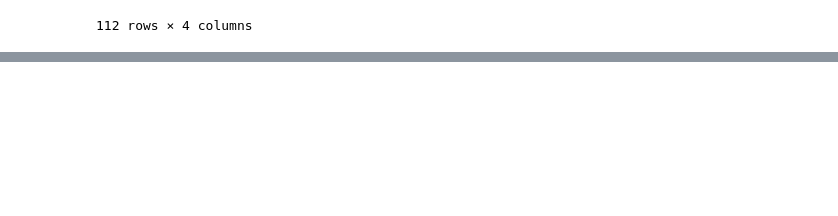
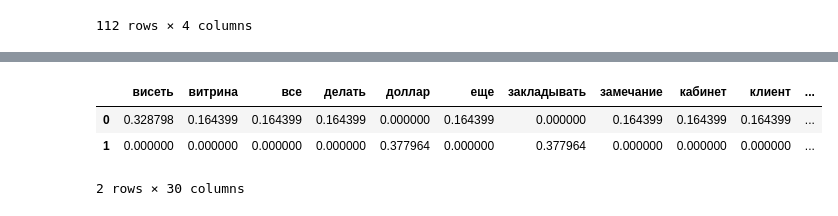
Before and after one commit to VityaVitalich/fb, a Jupyter notebook: NLP_fb.ipynb, the cells around one changed output, grey strips where cells are left out. Drawn from its saved outputs; the diff is of its cells as text; code cells hidden in the pictures; blank space fills up the shorter version.

Commit message:
class w tfidf

```diff
--- a/NLP_fb.ipynb
+++ b/NLP_fb.ipynb
@@ -347,0 +478,8 @@ df
+# %%
+det = TreebankWordDetokenizer()
+a = [det.detokenize(df['post'][1]), det.detokenize(df['post'][2])]
+# %%
+vectorizer = TfidfVectorizer()
+X = vectorizer.fit_transform(a)
+# %%
+tt = pd.DataFrame(X.toarray(), columns=vectorizer.get_feature_names())
@@ -347,0 +501,7 @@ df
+# %%
+tt
+# %% [output]
+|  | висеть | витрина | все | делать | доллар | еще | закладывать | замечание | кабинет | клиент | ... |
+| 0 | 0.328798 | 0.164399 | 0.164399 | 0.164399 | 0.000000 | 0.164399 | 0.000000 | 0.164399 | 0.164399 | 0.164399 | ... |
+| 1 | 0.000000 | 0.000000 | 0.000000 | 0.000000 | 0.377964 | 0.000000 | 0.377964 | 0.000000 | 0.000000 | 0.000000 | ... |
+2 rows × 30 columns
```
Also changed, not shown: parts of 37 cells of this notebook.
